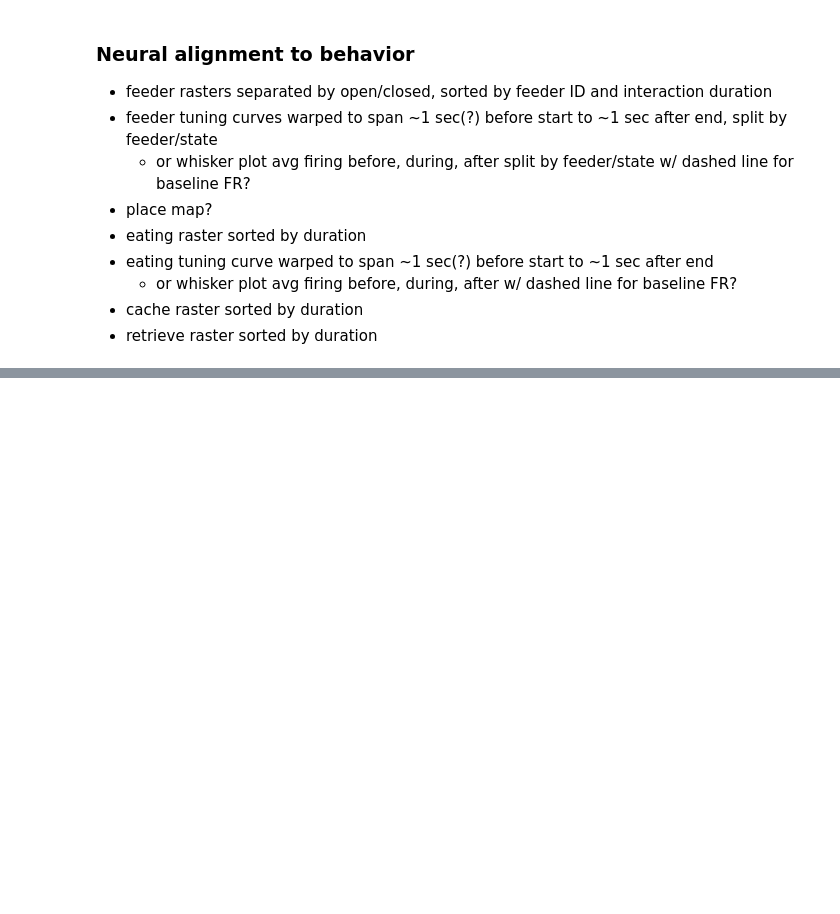
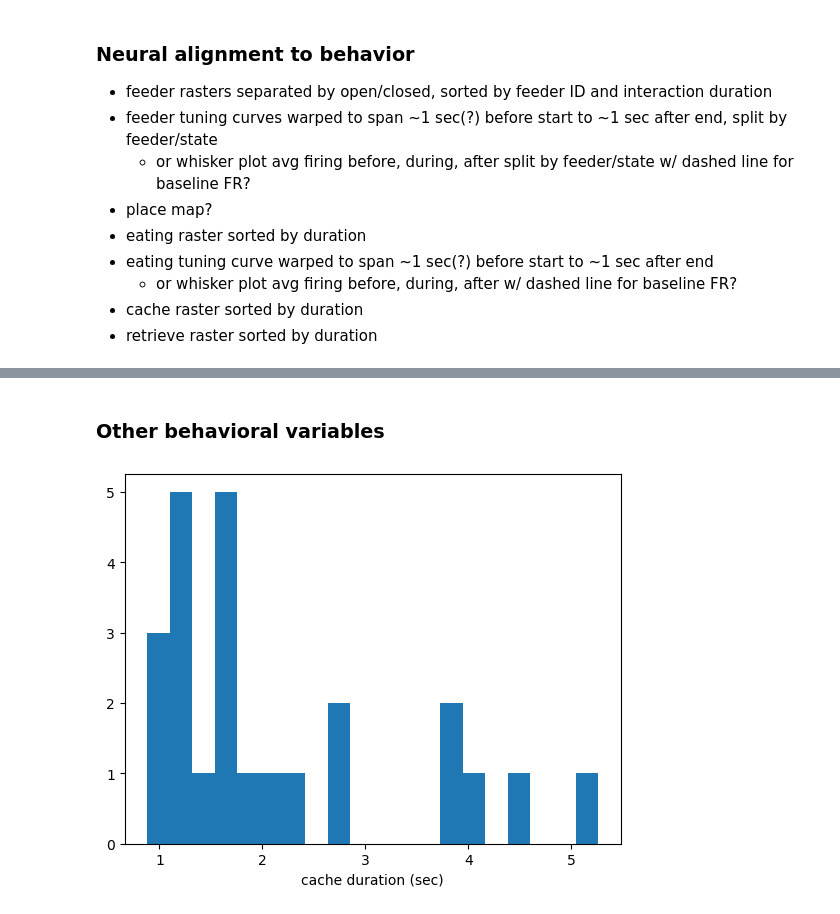
Before and after one commit to isabellow/lhy_hpc, a Jupyter notebook: behavior/hhmi2025_plots_behavior.ipynb, the cells around one changed output, grey strips where cells are left out. Cells and saved outputs as stored; diff of their text form; code cells hidden in the pictures; blank space fills up the shorter version.

```diff
--- a/behavior/hhmi2025_plots_behavior.ipynb
+++ b/behavior/hhmi2025_plots_behavior.ipynb
@@ -98,0 +404,9 @@ else:
+# %%
+''' spikes per frame and spike bool '''
+spike_fr = np.zeros((n_cells, n_frames))
+i = -1
+for c_idx, cell in enumerate(good_clusters):
+    i += 1
+    spk_times = spike_t[spike_id==cell]
+    spike_fr[i], _ = np.histogram(spk_times, frame_samples)
+spike_bool = spike_fr.astype(bool)
@@ -98,0 +665,6 @@ else:
+# %%
+# smoothed firing rates and SEM
+feeder_onset_psth_smooth = gaussian_filter1d(feeder_onset_psth, 5, axis=2, mode='nearest')
+feeder_offset_psth_smooth = gaussian_filter1d(feeder_offset_psth, 5, axis=2, mode='nearest')
+# feeder_onset_sem_smooth = gaussian_filter1d(feeder_onset_sem, 5, axis=2, mode='nearest')
+# feeder_offset_sem_smooth = gaussian_filter1d(feeder_offset_sem, 5, axis=2, mode='nearest')
@@ -98,0 +798,32 @@ else:
+# %% [markdown]
+### Other behavioral variables
+# %%
+''' spikes aligned to cache offset '''
+''' get spikes by cache - sort by duration '''
+# params
+n_cache = cache_offsets.shape[0]
+cache_window = 20 # seconds
+cache_t_points = np.arange(-cache_window//2, cache_window//2 + dt, dt)
+n_t_pts = cache_t_points.shape[0]
+fr_halfwidth = n_t_pts//2
+
+# sort caches by duration
+cache_dur = cache_offsets - cache_onsets
+plt.hist(cache_dur/50, bins=20)
+plt.xlabel('cache duration (sec)')
+plt.show()
+duration_idx = np.argsort(cache_dur)
+
+# matrix of spike times by cache
+cache_off_mat = np.zeros((n_cells, n_cache, n_t_pts), dtype=bool)
+for c_idx in range(n_cells):
+    spk_times = spike_bool[c_idx]
+    for i, cache_idx in enumerate(duration_idx):
+        start_idx = (cache_offsets[cache_idx] - fr_halfwidth).astype(int)
+        end_idx = (cache_offsets[cache_idx] + fr_halfwidth + 1).astype(int)
+        cache_off_mat[c_idx, i] = spk_times[start_idx:end_idx]
+
+# psth cache on/off aligned
+avg_fr_cache_off = np.mean(cache_off_mat, axis=1)//dt
+# %% [output]
+[figure, added]
```
Also changed, not shown: parts of 40 cells of this notebook, 21 other files.
